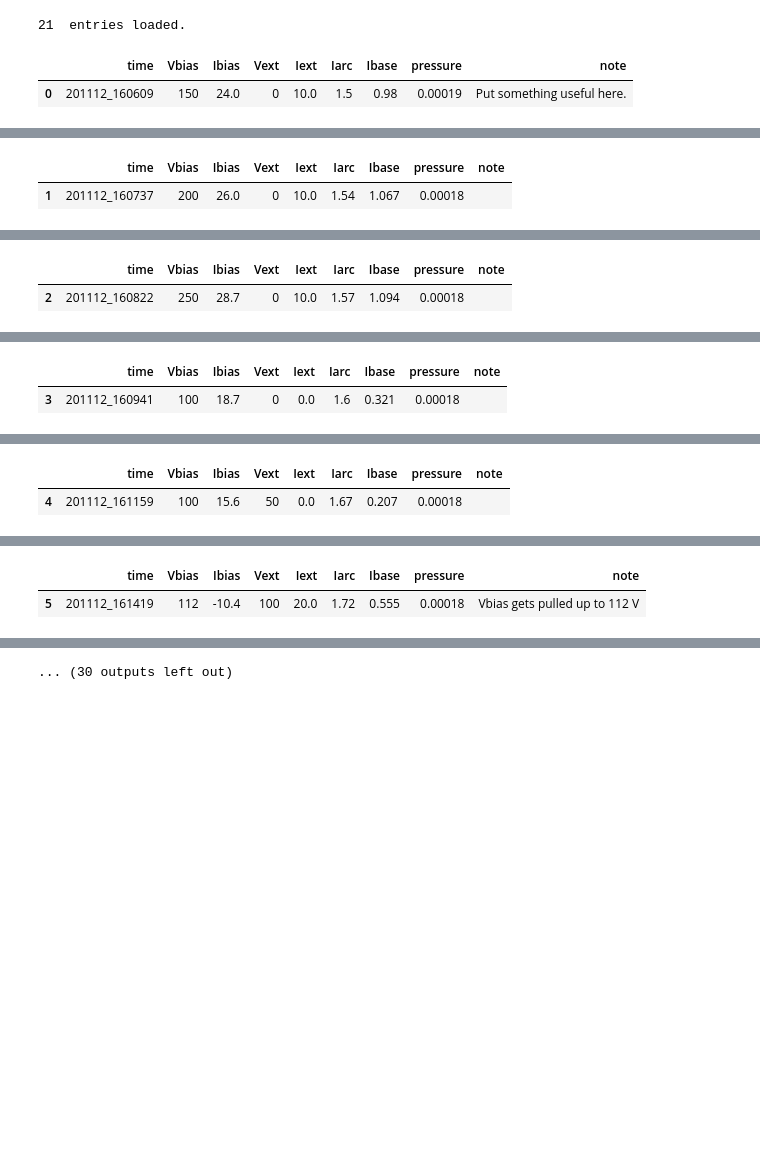
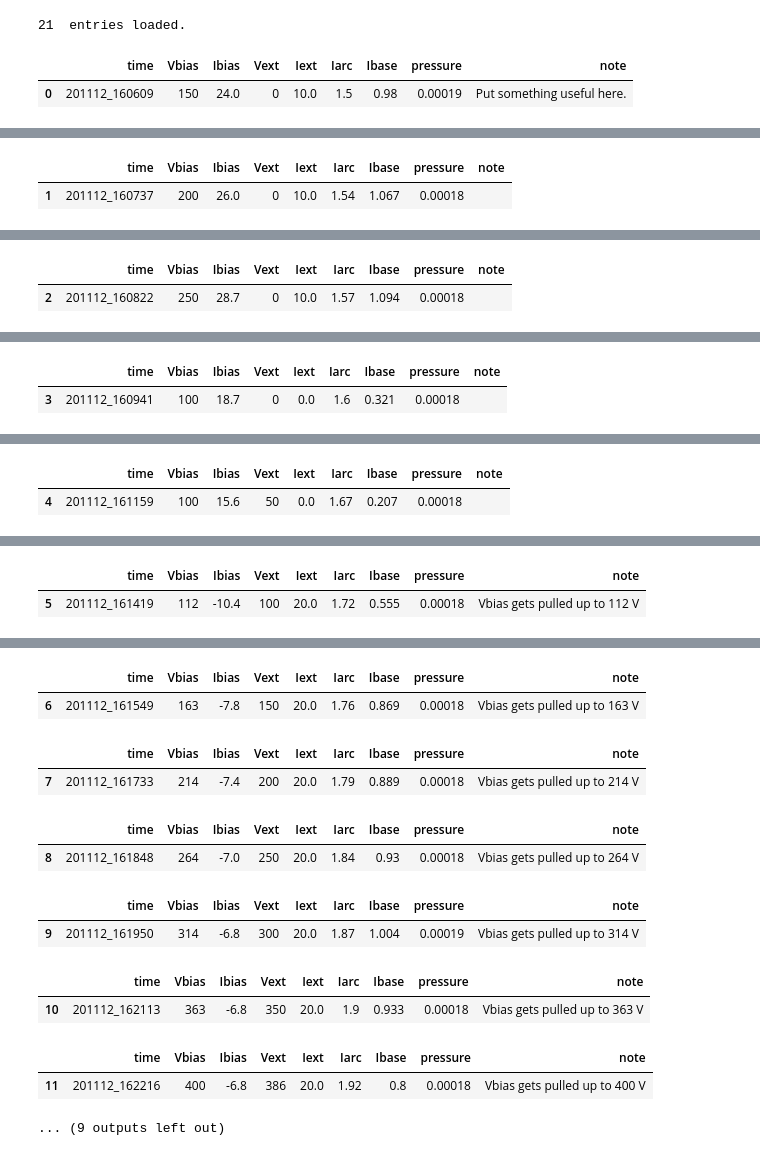
Before and after one commit to Inncee81/ArrayPlateKeithleyLogger, a Jupyter notebook: DemoNotebook.ipynb, the cells around one changed output, grey strips where cells are left out. Drawn from its saved outputs; the diff is of its cells as text; code cells hidden in the pictures; blank space fills up the shorter version.

```diff
--- a/DemoNotebook.ipynb
+++ b/DemoNotebook.ipynb
@@ -52,12 +54,15 @@ data.load("data_201112_163616.json")
 # %%
 import pandas as pd
+import plotly.io as pio
+from IPython.display import Image
 df = pd.DataFrame(data.data)
 df = df[['time', 'Vbias', 'Ibias', 'Vext', 'Iext', 'Iarc', 'Ibase', 'pressure', 'note']]
 
 for i in range(data.len()):
     display(df[i:i+1])
     fig = data.plotI(i)
-    fig.show()
+    Image(pio.to_image(fig, format='png'))
+#     fig.show()
 # %% [output]
 |  | time | Vbias | Ibias | Vext | Iext | Iarc | Ibase | pressure | note |
 | 0 | 201112_160609 | 150 | 24.0 | 0 | 10.0 | 1.5 | 0.98 | 0.00019 | Put something useful here. |
@@ -80 +79,13 @@ for i in range(data.len()):
+|  | time | Vbias | Ibias | Vext | Iext | Iarc | Ibase | pressure | note |
+| 6 | 201112_161549 | 163 | -7.8 | 150 | 20.0 | 1.76 | 0.869 | 0.00018 | Vbias gets pulled up to 163 V |
+|  | time | Vbias | Ibias | Vext | Iext | Iarc | Ibase | pressure | note |
+| 7 | 201112_161733 | 214 | -7.4 | 200 | 20.0 | 1.79 | 0.889 | 0.00018 | Vbias gets pulled up to 214 V |
+|  | time | Vbias | Ibias | Vext | Iext | Iarc | Ibase | pressure | note |
+| 8 | 201112_161848 | 264 | -7.0 | 250 | 20.0 | 1.84 | 0.93 | 0.00018 | Vbias gets pulled up to 264 V |
+|  | time | Vbias | Ibias | Vext | Iext | Iarc | Ibase | pressure | note |
+| 9 | 201112_161950 | 314 | -6.8 | 300 | 20.0 | 1.87 | 1.004 | 0.00019 | Vbias gets pulled up to 314 V |
+|  | time | Vbias | Ibias | Vext | Iext | Iarc | Ibase | pressure | note |
+| 10 | 201112_162113 | 363 | -6.8 | 350 | 20.0 | 1.9 | 0.933 | 0.00018 | Vbias gets pulled up to 363 V |
+|  | time | Vbias | Ibias | Vext | Iext | Iarc | Ibase | pressure | note |
+| 11 | 201112_162216 | 400 | -6.8 | 386 | 20.0 | 1.92 | 0.8 | 0.00018 | Vbias gets pulled up to 400 V |
-... (30 outputs left out)
+... (9 outputs left out)
```
Also changed, not shown: parts of 2 cells of this notebook.
